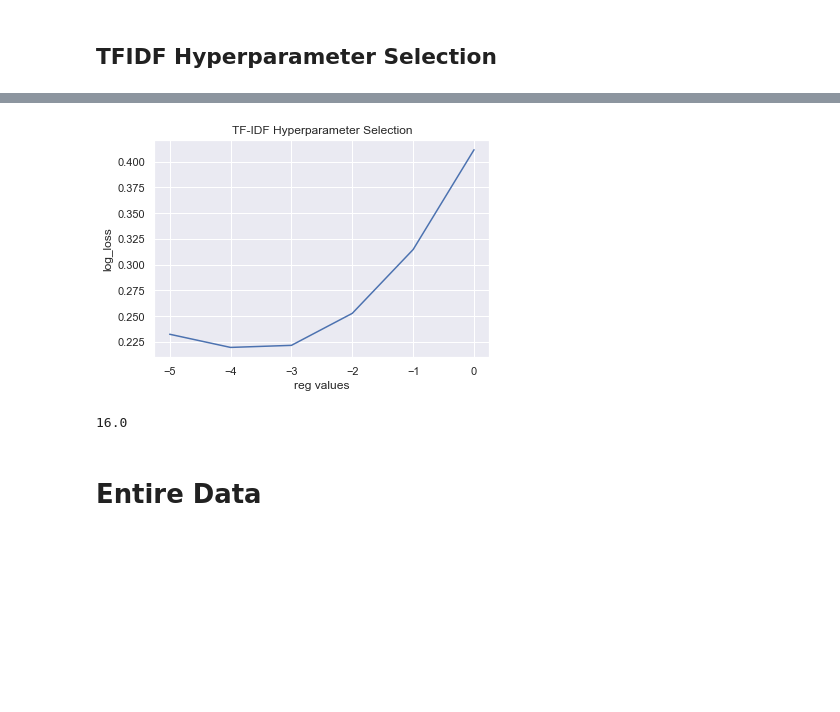
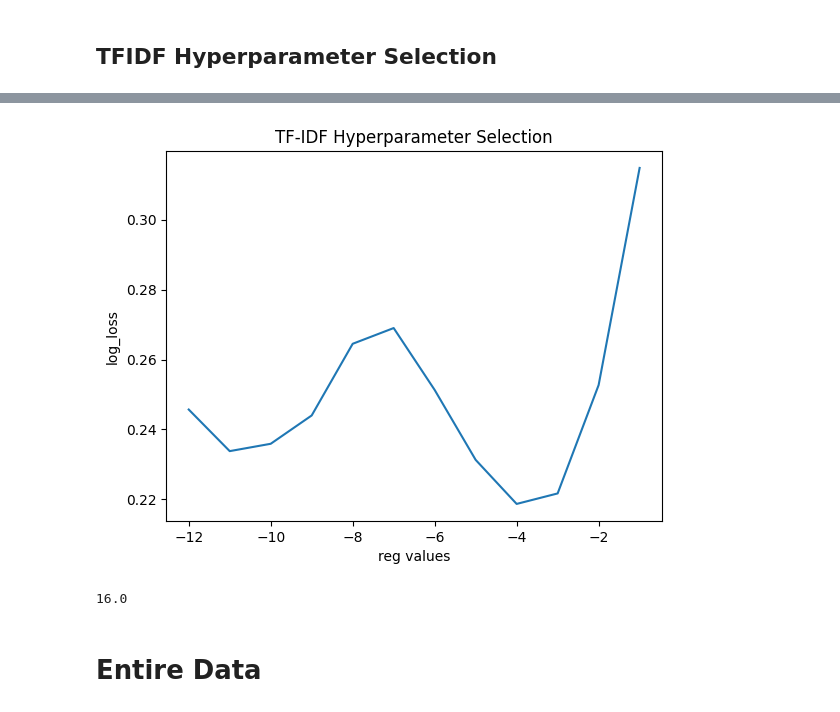
Before and after one commit to heeh/legal_advice, a Jupyter notebook: clf_tfidf_l1.ipynb, the cells around one changed output, grey strips where cells are left out. Saved outputs shown, nothing was run; the diff lists cells and outputs as text; code cells hidden in the pictures; blank space fills up the shorter version.

```diff
--- a/clf_tfidf_l1.ipynb
+++ b/clf_tfidf_l1.ipynb
@@ -249,12 +263,15 @@ Name: WO-03-00-00-00, dtype: int64
 # %%
+import warnings
+warnings.filterwarnings('ignore')
+
+cls = 'CR-00-00-00-00'
+tinydf = dfset[cls]
+X = tinydf['full_text'].values
+Y = tinydf[cls].values
 
 p = len(X) // 10 * 9
-#tfidf_vect = TfidfVectorizer(stop_words='english', ngram_range=(1, 2), max_df=300 )
-tfidf_vect = TfidfVectorizer(stop_words='english', ngram_range=(1, 2), max_df=0.3)
-#tfidf_vect.fit(X[0:p])
-tfidf_vect.fit(X)
-X_train_tfidf_vect = tfidf_vect.transform(X[0:p])
-X_test_tfidf_vect = tfidf_vect.transform(X[p:])
+X_train_tfidf_vect = tfidf_dict[cls].transform(X[0:p])
+X_test_tfidf_vect = tfidf_dict[cls].transform(X[p:])
 
 model = LogisticRegression(penalty=PENALTY, solver=SOLVER, class_weight='balanced')
 model.fit(X_train_tfidf_vect, Y[0:p])
@@ -265,7 +282,7 @@ print('precision: {0:.4f}'.format(precision))
 print('recall   : {0:.4f}'.format(recall))
 print('fscore   : {0:.4f}'.format(fscore))
 
-print("TF-IDF Dimension: ", len(tfidf_vect.vocabulary_))
+print("TF-IDF Dimension: ", len(tfidf_dict[cls].vocabulary_))
 # %% [output]
 accuracy : 0.9375
 precision: 0.7500
@@ -277,7 +294,7 @@ TF-IDF Dimension:  139065
 # %%
 
 def predict_by_class_tfidf(dfset: defaultdict,cls: str, model) -> float:
-    global tfidf_vect
+    global tfidf_dict
     preprocessing(dfset, cls)
     tinydf = dfset[cls]
     X = tinydf['full_text'].values
@@ -303,8 +320,11 @@ def predict_by_class_tfidf(dfset: defaultdict,cls: str, model) -> float:
 
 #        tfidf_vect = TfidfVectorizer(stop_words='english', ngram_range=(1, 2), max_df=0.3)
 #        tfidf_vect.fit(X_train)
-        X_train_tfidf = tfidf_vect.transform(X_train)
-        X_test_tfidf = tfidf_vect.transform(X_test)
+        X_train_tfidf = tfidf_dict[cls].transform(X_train)
+        X_test_tfidf = tfidf_dict[cls].transform(X_test)
+
+        #X_train_tfidf = tfidf_vect.transform(X_train)
+        #X_test_tfidf = tfidf_vect.transform(X_test)
 
         model.fit(X_train_tfidf, Y_train)
         out = model.predict(X_test_tfidf)
@@ -329,7 +349,7 @@ def predict_by_class_tfidf(dfset: defaultdict,cls: str, model) -> float:
 
 verbose = False
 numdoc = defaultdict()
-model = LogisticRegression(penalty=PENALTY, solver=SOLVER, class_weight='balanced', max_iter=2000)
+model = LogisticRegression(penalty=PENALTY, solver=SOLVER, class_weight='balanced', max_iter=2000, tol=0.01)
 
 cls = 'CR-00-00-00-00'
 predict_by_class_tfidf(dfset, cls, model)
@@ -382,7 +366,7 @@ fscore   : 0.7317
 # %%
 def predict_by_class_gridcv(dfset: defaultdict,cls: str):
     global PENALTY, SOLVER
-    global tfidf_vect
+    global tfidf_dict
     print('------------------------------------\n')
     print('Class: ', cls)
     #preprocessing(dfset, cls)
@@ -415,20 +399,21 @@ def predict_by_class_gridcv(dfset: defaultdict,cls: str):
     best_c = 0
 
     best_logloss = 1
+
     best_brierloss = 1
 
-    for c in [1.0/2.0**reg for reg in np.arange(-5, 1)]:
+    for c in [1.0/2.0**reg for reg in np.arange(-12, 0)]:
 
-        model = LogisticRegression(penalty=PENALTY, solver=SOLVER, class_weight='balanced', C = c, max_iter=2000)
+        model = LogisticRegression(penalty=PENALTY, solver=SOLVER, class_weight='balanced', C = c, max_iter=5000, tol=0.001)
 
         for train_index, test_index in kfold.split(X, Y):
             X_train, X_test = X[train_index], X[test_index]
             Y_train, Y_test = Y[train_index], Y[test_index]
 
-            #tfidf_vect = TfidfVectorizer(stop_words='english', ngram_range=(1, 2), max_df=0.3)
-            #tfidf_vect.fit(X_train)
-            X_train_tfidf = tfidf_vect.transform(X_train)
-            X_test_tfidf = tfidf_vect.transform(X_test)
+#            X_train_tfidf = tfidf_vect.transform(X_train)
+#            X_test_tfidf = tfidf_vect.transform(X_test)
+            X_train_tfidf = tfidf_dict[cls].transform(X_train)
+            X_test_tfidf = tfidf_dict[cls].transform(X_test)
 
             model.fit(X_train_tfidf, Y_train)
             out = model.predict(X_test_tfidf)
@@ -494,7 +479,7 @@ print(classifier[cls])
 print(len(loss_list))
 
 # plotting the points
-plt.plot(range(-5,1), loss_list)
+plt.plot(range(-12,0), loss_list)
 plt.xlabel('reg values')
 plt.ylabel('log_loss')
 plt.title('TF-IDF Hyperparameter Selection')
@@ -524,4 +506,4 @@ LogisticRegression(C=16.0, class_weight='balanced', dual=False,
-[figure, old version]
+[figure, new version]
 16.0
 # %% [markdown]
 # Entire Data
```
Also changed, not shown: parts of 24 cells of this notebook, 32 other files.
